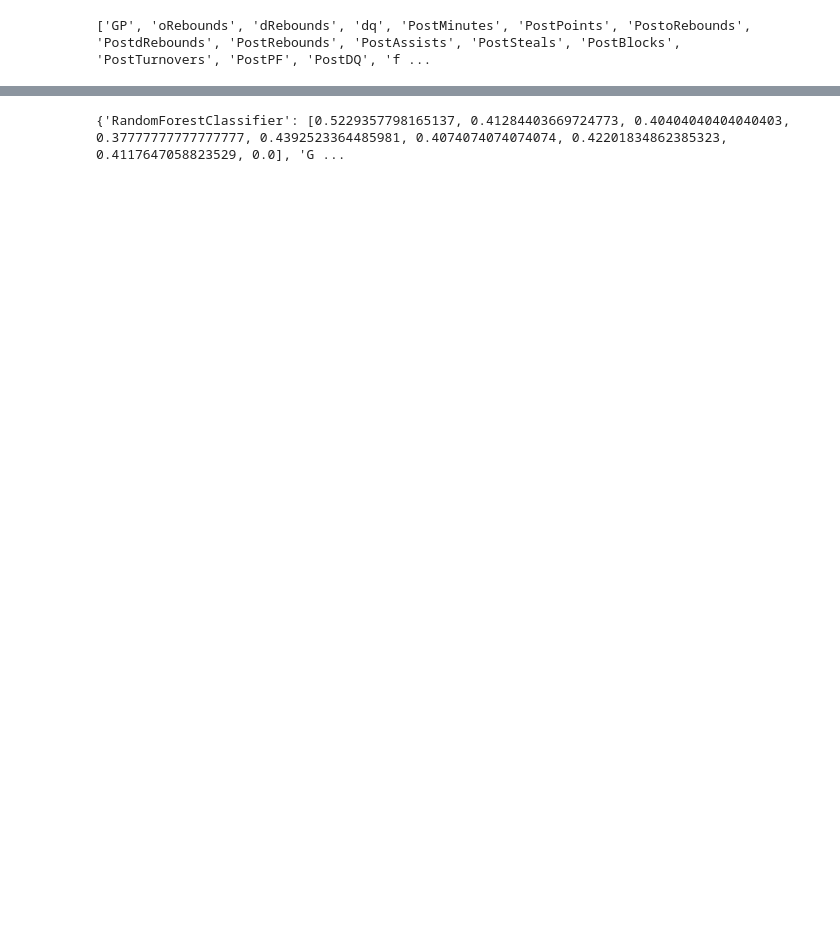
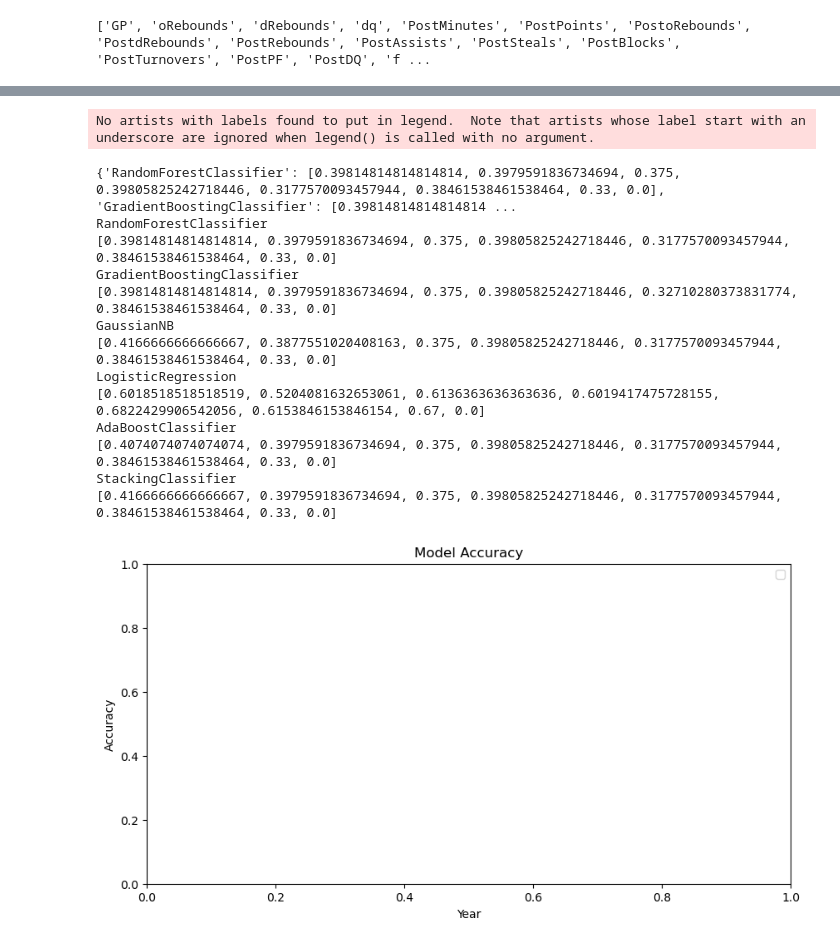
Before and after one commit to P1ntas/Machine-Learning, a Jupyter notebook: src/6-predictive.ipynb, the cells around one changed output, grey strips where cells are left out. Drawn from its saved outputs; the diff is of its cells as text; code cells hidden in the pictures; blank space fills up the shorter version.

```diff
--- a/src/6-predictive.ipynb
+++ b/src/6-predictive.ipynb
@@ -610,32 +613,49 @@ ValueError: Cannot have number of splits n_splits=3 greater than the number of s
 #         'Year': predict_year,
 #         'accuracy': accuracy,
 #         'auc': auc_score,
 #         'model': classifier,
 #         'predictions': predictions,
 #         'predictions_prob': predictions_prob,
 #         'actual_results': y_actual,
 # }
 
 #make a dictionary of the model: [accuracy]
 model_accuracy = dict()
 for result in rolling_window_results:
     model_name = result['model'].__class__.__name__
     if model_name not in model_accuracy:
         model_accuracy[model_name] = []
     model_accuracy[model_name].append(result['accuracy'])
 
 print(model_accuracy)
 
 #plot model accuracy in one line chart (x-axis: year, y-axis: accuracy) years are 3,4,5,6,7,8,9,10,11
 years = [3,4,5,6,7,8,9,10,11]
 plt.figure(figsize=(10, 5))
 plt.title('Model Accuracy')
 plt.xlabel('Year')
 plt.ylabel('Accuracy')
 for model_name in model_accuracy:
-    plt.plot(years, model_accuracy[model_name], label=model_name)
+    try:
+        plt.plot(years, model_accuracy[model_name], label=model_name)
+    except:
+        print(model_accuracy[model_name])
 plt.legend()
 plt.savefig('output/rolling_window/model_accuracy.png')
 plt.show()
 # %% [output]
-{'RandomForestClassifier': [0.5229357798165137, 0.41284403669724773, 0.40404040404040403, 0.37777777777777777, 0.4392523364485981, 0.4074074074074074, 0.42201834862385323, 0.4117647058823529, 0.0], 'G ...
+No artists with labels found to put in legend.  Note that artists whose label start with an underscore are ignored when legend() is called with no argument.
+{'RandomForestClassifier': [0.39814814814814814, 0.3979591836734694, 0.375, 0.39805825242718446, 0.3177570093457944, 0.38461538461538464, 0.33, 0.0], 'GradientBoostingClassifier': [0.39814814814814814 ...
+RandomForestClassifier
+[0.39814814814814814, 0.3979591836734694, 0.375, 0.39805825242718446, 0.3177570093457944, 0.38461538461538464, 0.33, 0.0]
+GradientBoostingClassifier
+[0.39814814814814814, 0.3979591836734694, 0.375, 0.39805825242718446, 0.32710280373831774, 0.38461538461538464, 0.33, 0.0]
+GaussianNB
+[0.4166666666666667, 0.3877551020408163, 0.375, 0.39805825242718446, 0.3177570093457944, 0.38461538461538464, 0.33, 0.0]
+LogisticRegression
+[0.6018518518518519, 0.5204081632653061, 0.6136363636363636, 0.6019417475728155, 0.6822429906542056, 0.6153846153846154, 0.67, 0.0]
+AdaBoostClassifier
+[0.4074074074074074, 0.3979591836734694, 0.375, 0.39805825242718446, 0.3177570093457944, 0.38461538461538464, 0.33, 0.0]
+StackingClassifier
+[0.4166666666666667, 0.3979591836734694, 0.375, 0.39805825242718446, 0.3177570093457944, 0.38461538461538464, 0.33, 0.0]
+[figure, added]
```
Also changed, not shown: parts of 9 cells of this notebook, 7 other files.
